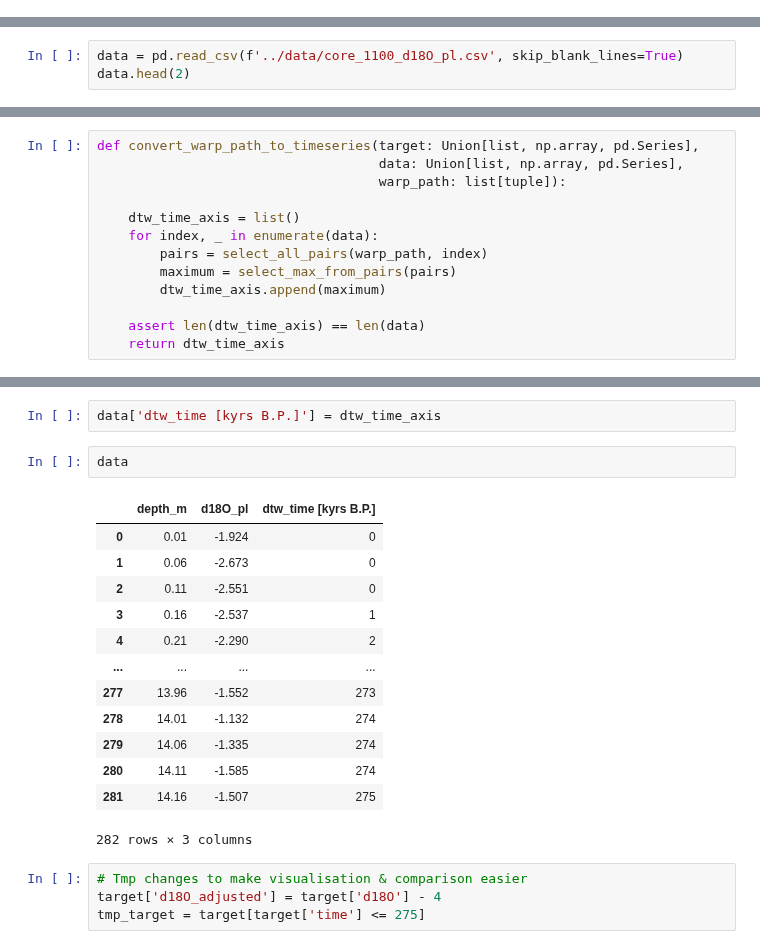
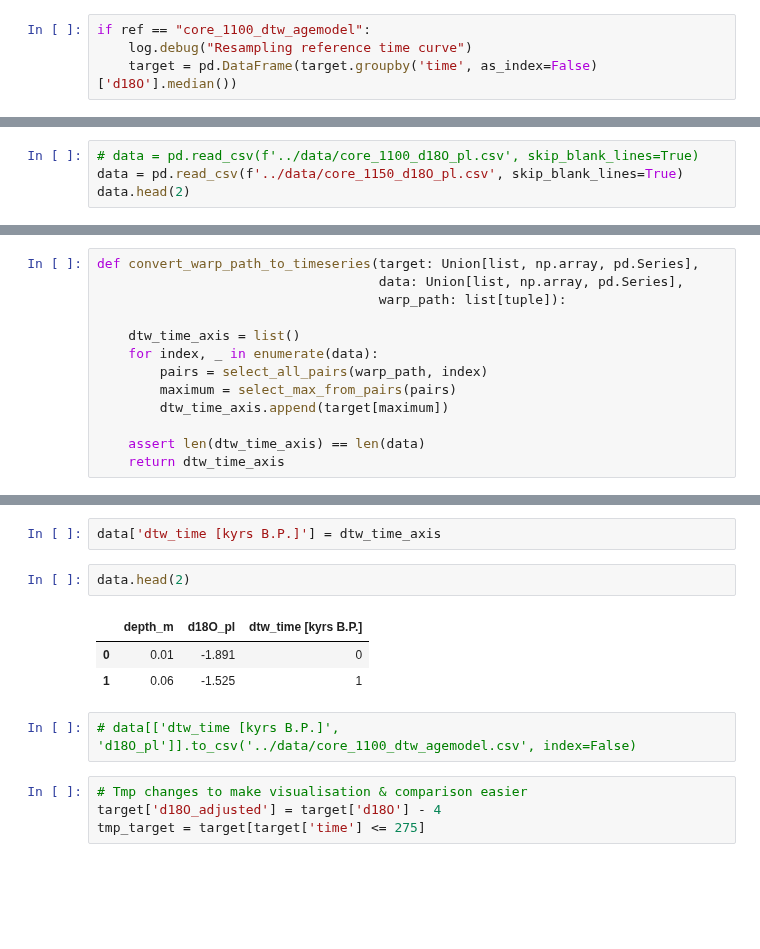
Before and after one commit to andreas-paul/dtw, a Jupyter notebook: src/main-analysis.ipynb, the cells around one changed output, grey strips where cells are left out. Saved outputs shown, nothing was run; the diff lists cells and outputs as text; blank space fills up the shorter version.

```diff
--- a/src/main-analysis.ipynb
+++ b/src/main-analysis.ipynb
@@ -53,0 +50,4 @@ target.head(2)
+# %%
+if ref == "core_1100_dtw_agemodel":
+    log.debug("Resampling reference time curve")
+    target = pd.DataFrame(target.groupby('time', as_index=False)['d18O'].median())
@@ -54,7 +62,8 @@ target.head(2)
 # %% [markdown]
 ##### Load data curve (unknown time interval)
 # %%
-data = pd.read_csv(f'../data/core_1100_d18O_pl.csv', skip_blank_lines=True)
+# data = pd.read_csv(f'../data/core_1100_d18O_pl.csv', skip_blank_lines=True)
+data = pd.read_csv(f'../data/core_1150_d18O_pl.csv', skip_blank_lines=True)
 data.head(2)
 # %% [output]
 |  | depth_m | d18O_pl |
@@ -136,7 +149,7 @@ def convert_warp_path_to_timeseries(target: Union[list, np.array, pd.Series],
     for index, _ in enumerate(data):
         pairs = select_all_pairs(warp_path, index)
         maximum = select_max_from_pairs(pairs)
-        dtw_time_axis.append(maximum)
+        dtw_time_axis.append(target[maximum])
 
     assert len(dtw_time_axis) == len(data)
     return dtw_time_axis
@@ -145,21 +158,13 @@ dtw_time_axis = convert_warp_path_to_timeseries(target['time'], data['depth_m'],
 # %%
 data['dtw_time [kyrs B.P.]'] = dtw_time_axis
 # %%
-data
+data.head(2)
 # %% [output]
 |  | depth_m | d18O_pl | dtw_time [kyrs B.P.] |
-| 0 | 0.01 | -1.924 | 0 |
-| 1 | 0.06 | -2.673 | 0 |
-| 2 | 0.11 | -2.551 | 0 |
-| 3 | 0.16 | -2.537 | 1 |
-| 4 | 0.21 | -2.290 | 2 |
-| ... | ... | ... | ... |
-| 277 | 13.96 | -1.552 | 273 |
-| 278 | 14.01 | -1.132 | 274 |
-| 279 | 14.06 | -1.335 | 274 |
-| 280 | 14.11 | -1.585 | 274 |
-| 281 | 14.16 | -1.507 | 275 |
+| 0 | 0.01 | -1.891 | 0 |
+| 1 | 0.06 | -1.525 | 1 |
-282 rows × 3 columns
+# %%
+# data[['dtw_time [kyrs B.P.]', 'd18O_pl']].to_csv('../data/core_1100_dtw_agemodel.csv', index=False)
 # %%
 # Tmp changes to make visualisation & comparison easier
 target['d18O_adjusted'] = target['d18O'] - 4
```
Also changed, not shown: parts of 18 cells of this notebook, 2 other files.
